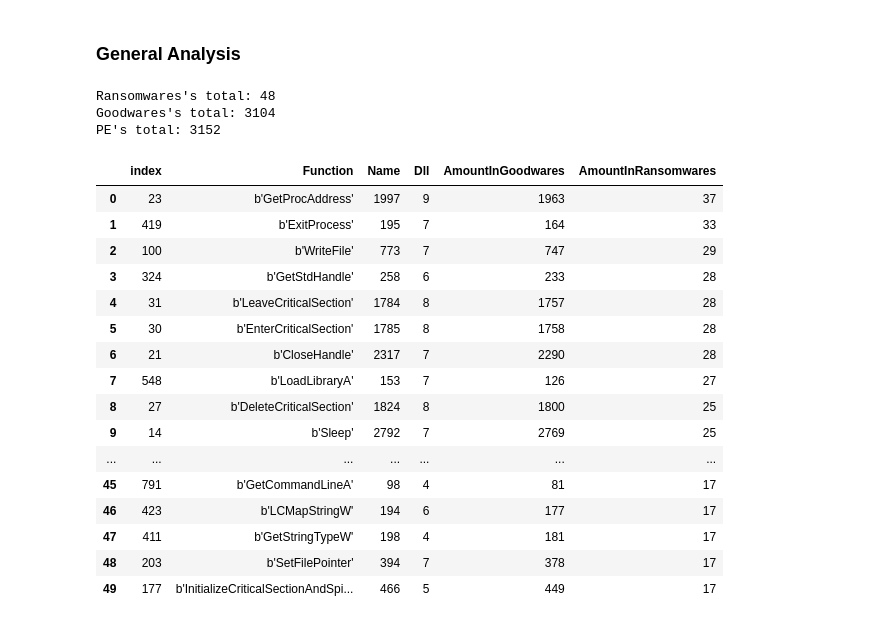
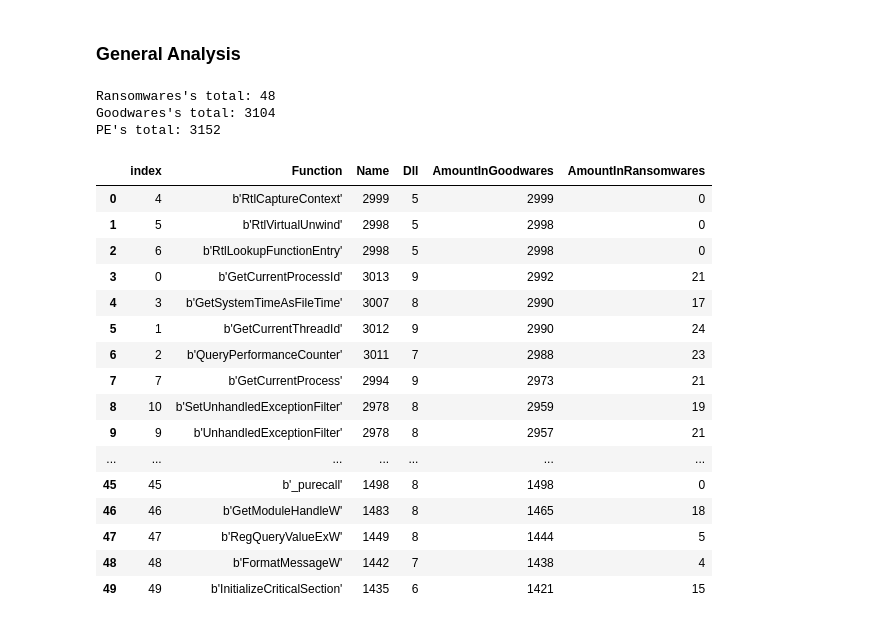
Before and after one commit to c2dc/nastyware, a Jupyter notebook: notebooks/static-attributes.ipynb, the cells around one changed output. Saved outputs shown, nothing was run; the diff lists cells and outputs as text; code cells hidden in the pictures.

```diff
--- a/notebooks/static-attributes.ipynb
+++ b/notebooks/static-attributes.ipynb
@@ -603,36 +618,39 @@ diff_df
 # %% [markdown]
 ### General Analysis
 # %%
-print("Ransomwares's total:", totalRans)
-print("Goodwares's total:", totalGoods)
-print("PE's total:", totalPEs)
+### Uncomment to generate peFunctions.csv
 
-peFunctions = peFunctions.groupby('Function').nunique().sort_values(['Name'], ascending=False).reset_index()
-AmountInGoodwares(Funcs)
-AmountInRansomwares(Funcs)
+# peFunctions = peFunctions.groupby('Function').nunique().sort_values(['Name'], ascending=False).reset_index()
+# AmountInGoodwares(peFunctions)
+# AmountInRansomwares(peFunctions)
 # peFunctions.to_csv("./peFunctions.csv", index=False)    # Uncomment to save the file.
-# %% [output]
-Ransomwares's total: 48
-Goodwares's total: 3104
-PE's total: 3152
+# %%
+print("Ransomwares's total:", totalRans)
+print("Goodwares's total:", totalGoods)
+print("PE's total:", totalPEs)
+# %% [output]
+Ransomwares's total: 48
+Goodwares's total: 3104
+PE's total: 3152
 # %%
 peFunctions = pd.read_csv("./peFunctions.csv")
-peFunctions.sort_values(['AmountInRansomwares', 'AmountInGoodwares'], ascending=[False, True]).reset_index().head(50)
+# peFunctions.sort_values(['AmountInRansomwares', 'AmountInGoodwares'], ascending=[False, True]).reset_index().head(50)
+peFunctions.sort_values(['AmountInGoodwares', 'AmountInRansomwares'], ascending=[False, True]).reset_index().head(50)
 # %% [output]
 |  | index | Function | Name | Dll | AmountInGoodwares | AmountInRansomwares |
-| 0 | 23 | b'GetProcAddress' | 1997 | 9 | 1963 | 37 |
-| 1 | 419 | b'ExitProcess' | 195 | 7 | 164 | 33 |
-| 2 | 100 | b'WriteFile' | 773 | 7 | 747 | 29 |
-| 3 | 324 | b'GetStdHandle' | 258 | 6 | 233 | 28 |
-| 4 | 31 | b'LeaveCriticalSection' | 1784 | 8 | 1757 | 28 |
-| 5 | 30 | b'EnterCriticalSection' | 1785 | 8 | 1758 | 28 |
-| 6 | 21 | b'CloseHandle' | 2317 | 7 | 2290 | 28 |
-| 7 | 548 | b'LoadLibraryA' | 153 | 7 | 126 | 27 |
-| 8 | 27 | b'DeleteCriticalSection' | 1824 | 8 | 1800 | 25 |
-| 9 | 14 | b'Sleep' | 2792 | 7 | 2769 | 25 |
+| 0 | 4 | b'RtlCaptureContext' | 2999 | 5 | 2999 | 0 |
+| 1 | 5 | b'RtlVirtualUnwind' | 2998 | 5 | 2998 | 0 |
+| 2 | 6 | b'RtlLookupFunctionEntry' | 2998 | 5 | 2998 | 0 |
+| 3 | 0 | b'GetCurrentProcessId' | 3013 | 9 | 2992 | 21 |
+| 4 | 3 | b'GetSystemTimeAsFileTime' | 3007 | 8 | 2990 | 17 |
+| 5 | 1 | b'GetCurrentThreadId' | 3012 | 9 | 2990 | 24 |
+| 6 | 2 | b'QueryPerformanceCounter' | 3011 | 7 | 2988 | 23 |
+| 7 | 7 | b'GetCurrentProcess' | 2994 | 9 | 2973 | 21 |
+| 8 | 10 | b'SetUnhandledExceptionFilter' | 2978 | 8 | 2959 | 19 |
+| 9 | 9 | b'UnhandledExceptionFilter' | 2978 | 8 | 2957 | 21 |
 | ... | ... | ... | ... | ... | ... | ... |
-| 45 | 791 | b'GetCommandLineA' | 98 | 4 | 81 | 17 |
-| 46 | 423 | b'LCMapStringW' | 194 | 6 | 177 | 17 |
-| 47 | 411 | b'GetStringTypeW' | 198 | 4 | 181 | 17 |
-| 48 | 203 | b'SetFilePointer' | 394 | 7 | 378 | 17 |
-| 49 | 177 | b'InitializeCriticalSectionAndSpi... | 466 | 5 | 449 | 17 |
+| 45 | 45 | b'_purecall' | 1498 | 8 | 1498 | 0 |
+| 46 | 46 | b'GetModuleHandleW' | 1483 | 8 | 1465 | 18 |
+| 47 | 47 | b'RegQueryValueExW' | 1449 | 8 | 1444 | 5 |
+| 48 | 48 | b'FormatMessageW' | 1442 | 7 | 1438 | 4 |
+| 49 | 49 | b'InitializeCriticalSection' | 1435 | 6 | 1421 | 15 |
```
Also changed, not shown: parts of 4 cells of this notebook.
